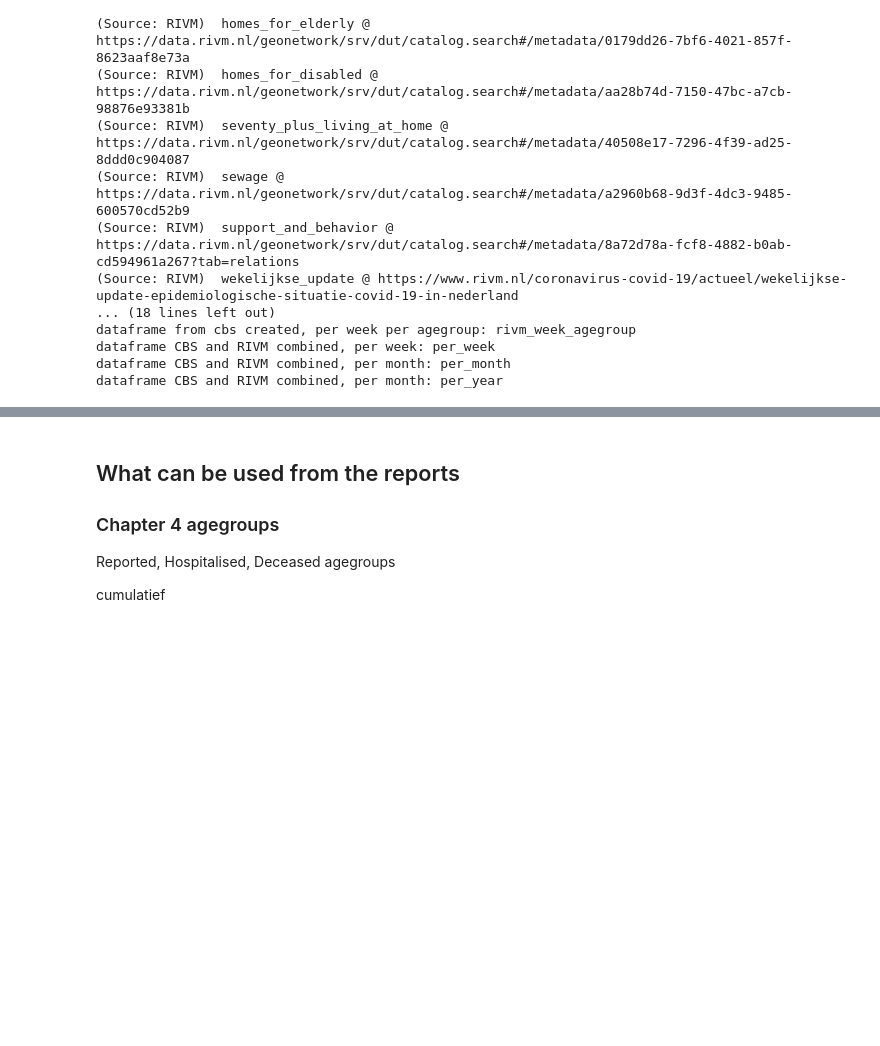
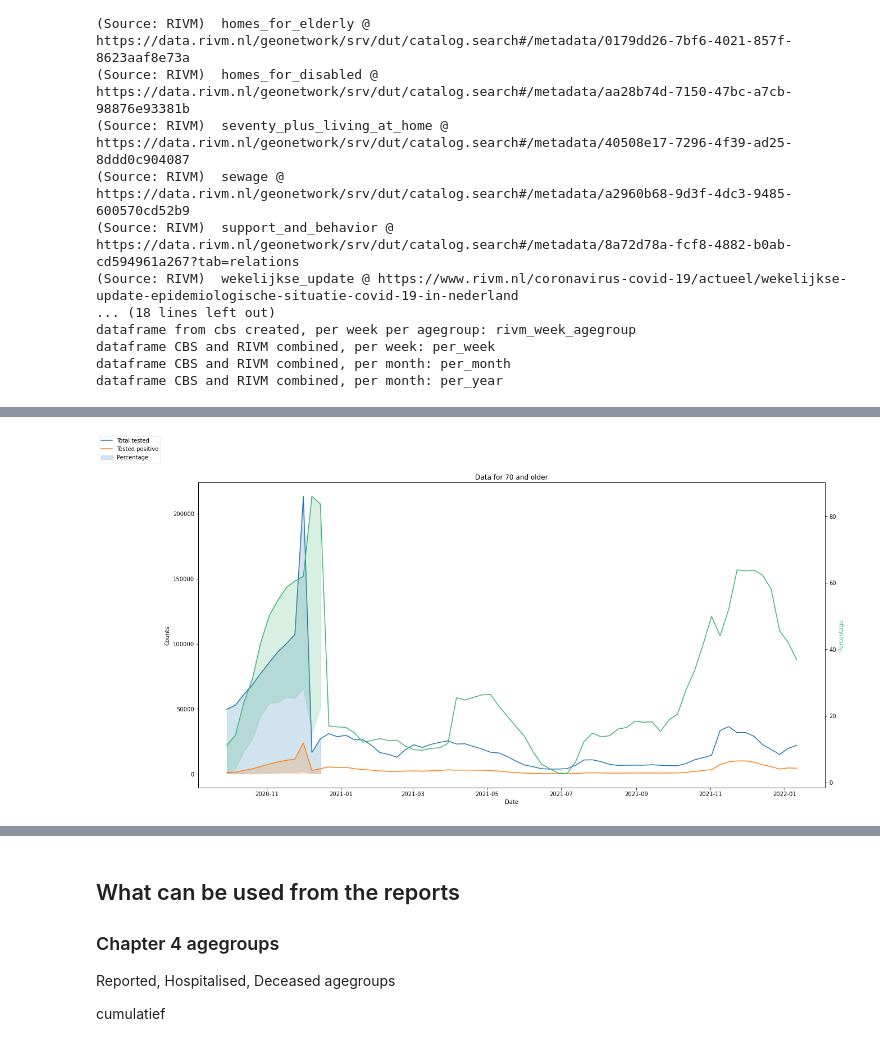
Before and after one commit to cjvanzwol/covid, a Jupyter notebook: Weekreports.ipynb, the cells around one changed output, grey strips where cells are left out. Drawn from its saved outputs; the diff is of its cells as text; code cells hidden in the pictures; blank space fills up the shorter version.

```diff
--- a/Weekreports.ipynb
+++ b/Weekreports.ipynb
@@ -126,0 +127,33 @@ plt.show(); # shows the plot.
+# %%
+#%matplotlib widget
+import seaborn as sns # Calls in seaborn
+
+# These lines generate the data to be plotted
+grouped = rivm_week_agegroup[(rivm_week_agegroup['Group'] == '70 en ouder') | (rivm_week_agegroup['Group'] == '95 en ouder')].groupby(by=['Date','Group']).sum()
+grouped.reset_index(level='Group', inplace=True)
+grouped['Percantage'] = grouped['Tested positive'] / grouped['Total tested'] * 100
+
+x = grouped.index
+y = grouped['Total tested']
+y1 = grouped['Tested positive']
+y2 = grouped['Percentage']
+
+fig, ax1 = plt.subplots(figsize=(20,10)) # initializes figure and plots
+
+ax2 = ax1.twinx() # applies twinx to ax2, which is the second y axis.
+
+sns.lineplot(x = x, y = y, ax = ax1, estimator='max') # plots the first set of data, and sets it to ax1.
+#sns.lineplot(x = x, y = y, ax = ax1, estimator=None, style=True, dashes=[(2, 2)], color='lightblue') # plots the first set of data, and sets it to ax1.
+sns.lineplot(x = x, y = y1, ax = ax1, estimator='max') # plots the first set of data, and sets it to ax1.
+sns.lineplot(x = x, y = y2, ax = ax2, color='mediumseagreen', estimator='max') # plots the first set of data, and sets it to ax1.
+
+# these lines add the annotations for the plot.
+ax1.set_xlabel('Date')
+ax1.set_ylabel('Counts')
+ax2.set_ylabel('Percentage', color='mediumseagreen')
+
+ax1.set_title(label='Data for 70 and older')
+fig.legend(labels=['Total tested', 'Tested positive', 'Percentage'], loc='upper left')
+plt.show(); # shows the plot.
+# %% [output]
+[figure, added]
```
Also changed, not shown: parts of 9 cells of this notebook, 34 other files.
